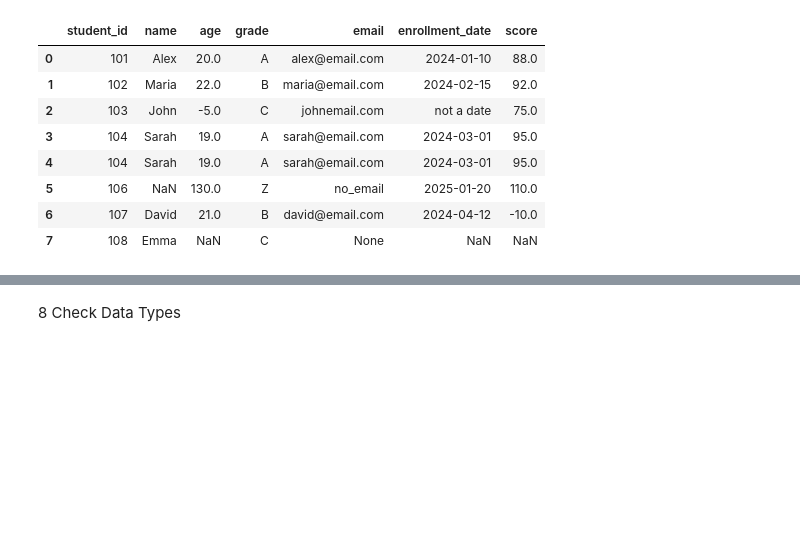
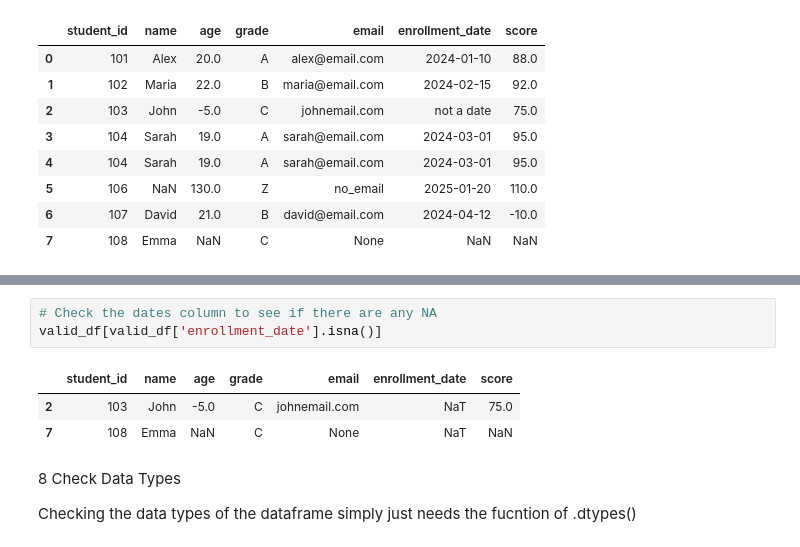
Before and after one commit to JoshPatNava/Data-Cleaning-Preparation, a Jupyter notebook: Data Validation/data_validation.ipynb, the cells around one changed output, grey strips where cells are left out. Saved outputs shown, nothing was run; the diff lists cells and outputs as text; blank space fills up the shorter version.

```diff
--- a/Data Validation/data_validation.ipynb
+++ b/Data Validation/data_validation.ipynb
@@ -147,2 +248,11 @@ valid_df
+# %%
+# Check the dates column to see if there are any NA
+valid_df[valid_df['enrollment_date'].isna()]
+# %% [output]
+|  | student_id | name | age | grade | email | enrollment_date | score |
+| 2 | 103 | John | -5.0 | C | johnemail.com | NaT | 75.0 |
+| 7 | 108 | Emma | NaN | C | None | NaT | NaN |
 # %% [markdown]
 8 Check Data Types
+
+Checking the data types of the dataframe simply just needs the fucntion of .dtypes()
```
Also changed, not shown: parts of 23 cells of this notebook, 8 other files.
